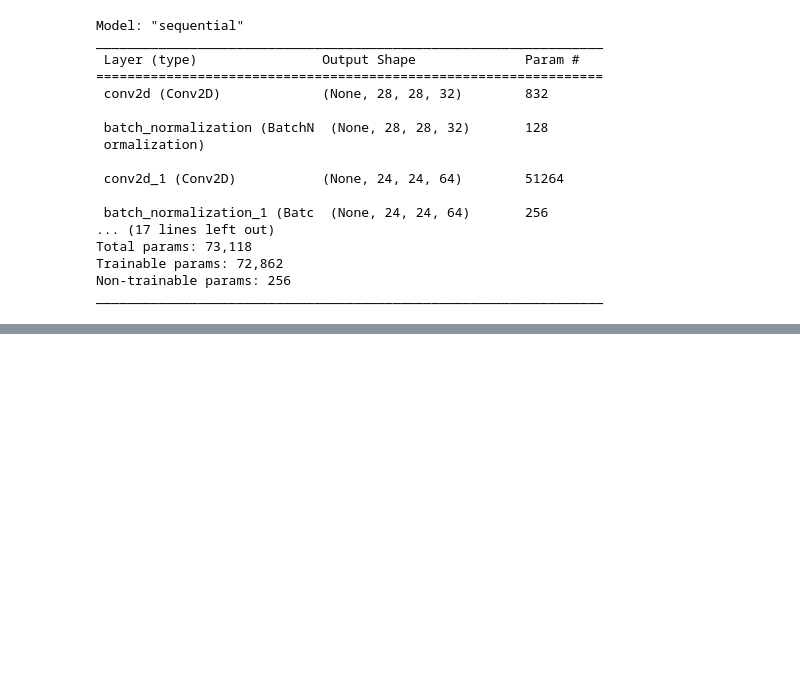
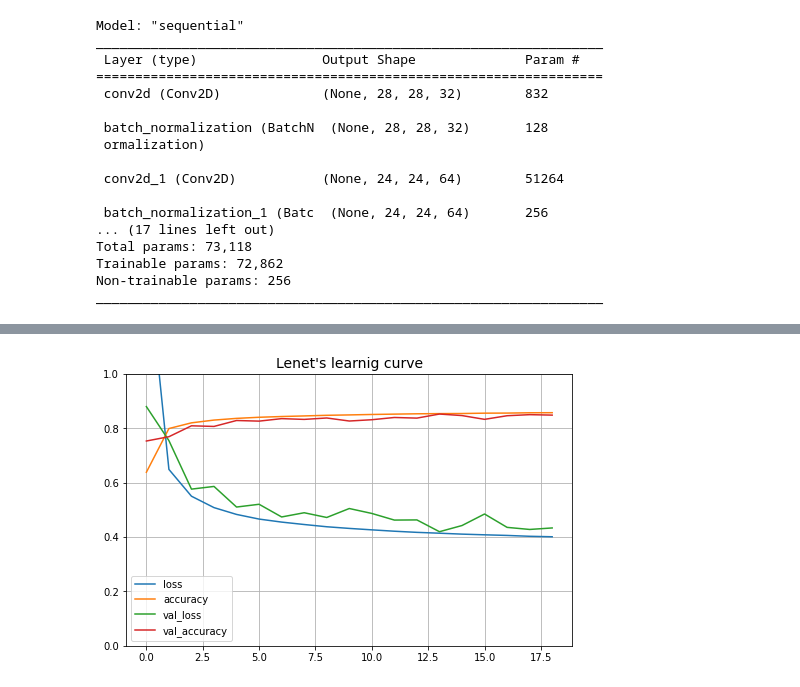
Before and after one commit to gihong-lee/ann_proj, a Jupyter notebook: src/제출용 jupyter/For_Learning_curve.ipynb, the cells around one changed output, grey strips where cells are left out. Cells and saved outputs as stored; diff of their text form; code cells hidden in the pictures; blank space fills up the shorter version.

```diff
--- a/src/제출용 jupyter/For_Learning_curve.ipynb
+++ b/src/제출용 jupyter/For_Learning_curve.ipynb
@@ -169,6 +198,6 @@ Non-trainable params: 256
 _________________________________________________________________
 # %%
 lenet_5_selu_dropout_model.compile(optimizer='adam', loss=keras.losses.categorical_crossentropy, metrics=['accuracy'])
-early_stopping_cb = keras.callbacks.EarlyStopping(patience=10, restore_best_weights=True)
+early_stopping_cb = keras.callbacks.EarlyStopping(patience=5, restore_best_weights=True)
 
-lenet_5_selu_dropout_model.fit(X_train, y_train, epochs=100, batch_size = 512, validation_data=(X_val, y_val), callbacks=[early_stopping_cb])
+lenet_history = lenet_5_selu_dropout_model.fit(X_train, y_train, epochs=100, batch_size = 512, validation_data=(X_val, y_val), callbacks=[early_stopping_cb])
@@ -174,0 +222,4 @@ lenet_5_selu_dropout_model.fit(X_train, y_train, epochs=100, batch_size = 512, v
+# %%
+plt_learning_curve(lenet_history, 'Lenet')
+# %% [output]
+[figure, added]
```
Also changed, not shown: parts of 6 cells of this notebook.
